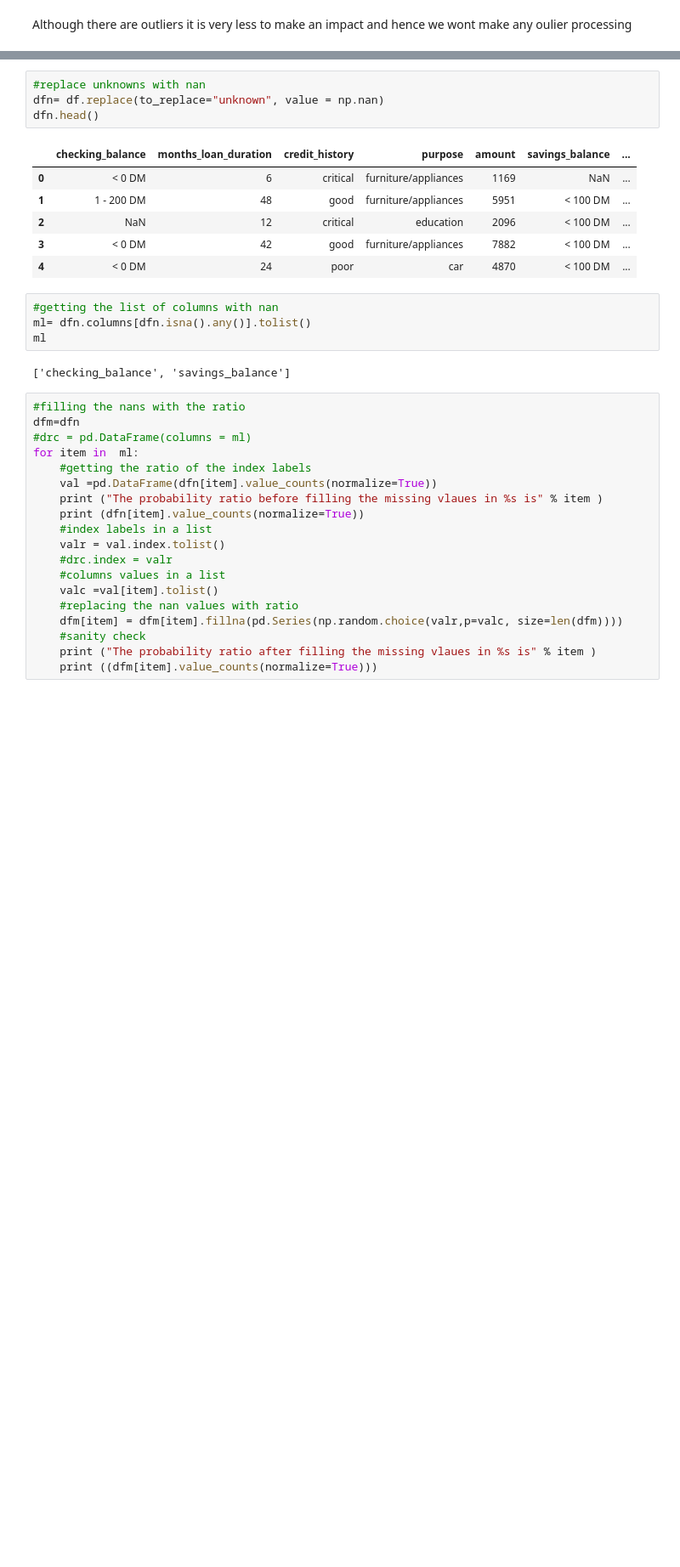
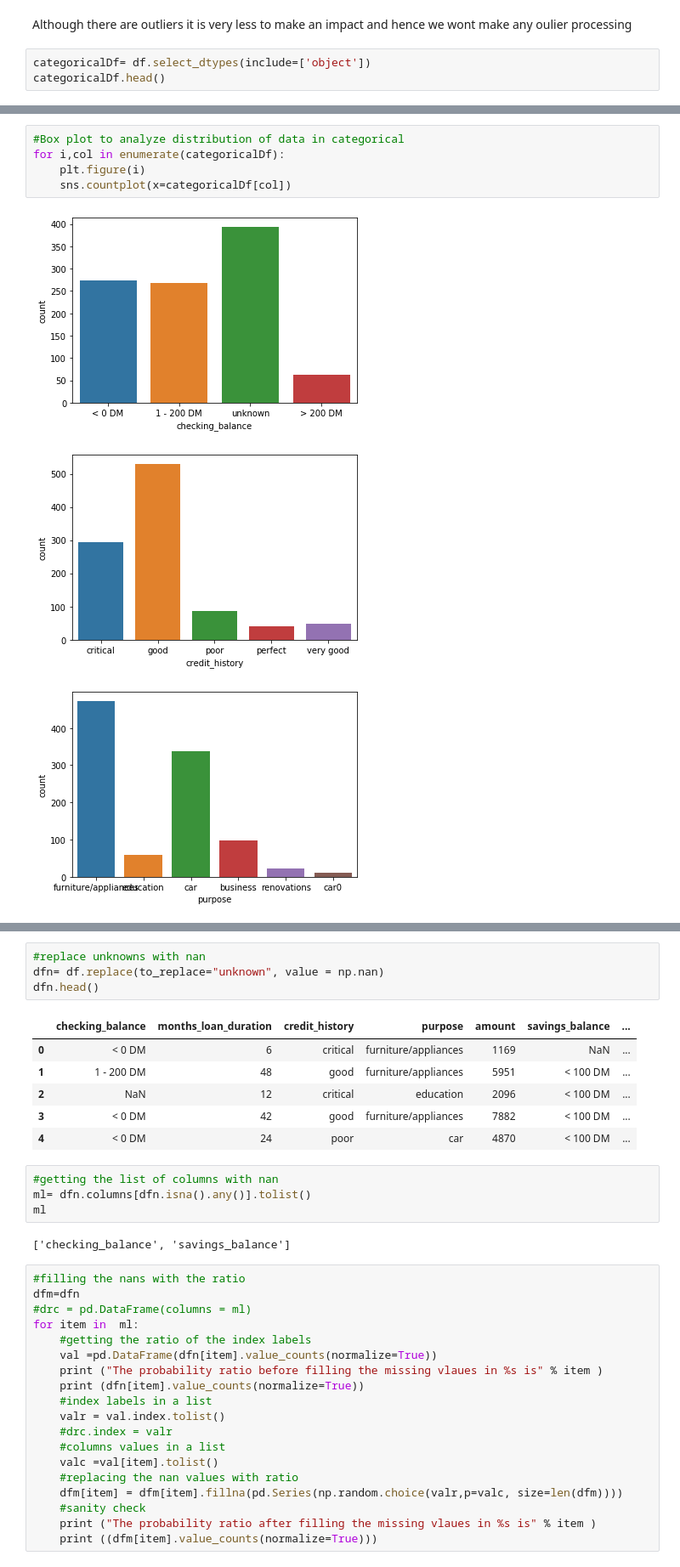
Before and after one commit to RTJ19/ML, a Jupyter notebook: CreditDefault/Credit Default prediction.ipynb, the cells around one changed output, grey strips where cells are left out. Shown at 85% size. Saved outputs shown, nothing was run; the diff lists cells and outputs as text; blank space fills up the shorter version.

```diff
--- a/CreditDefault/Credit Default prediction.ipynb
+++ b/CreditDefault/Credit Default prediction.ipynb
@@ -66,2 +98,5 @@ dependents 1.0
 # %% [markdown]
 Although there are outliers it is very less to make an impact and hence we wont make any oulier processing
+# %%
+categoricalDf= df.select_dtypes(include=['object'])
+categoricalDf.head()
@@ -67,0 +110,9 @@ Although there are outliers it is very less to make an impact and hence we wont
+# %%
+#Box plot to analyze distribution of data in categorical
+for i,col in enumerate(categoricalDf):
+    plt.figure(i)
+    sns.countplot(x=categoricalDf[col])
+# %% [output]
+[figure, added]
+[figure, added]
+[figure, added]
```
Also changed, not shown: parts of 30 cells of this notebook.
